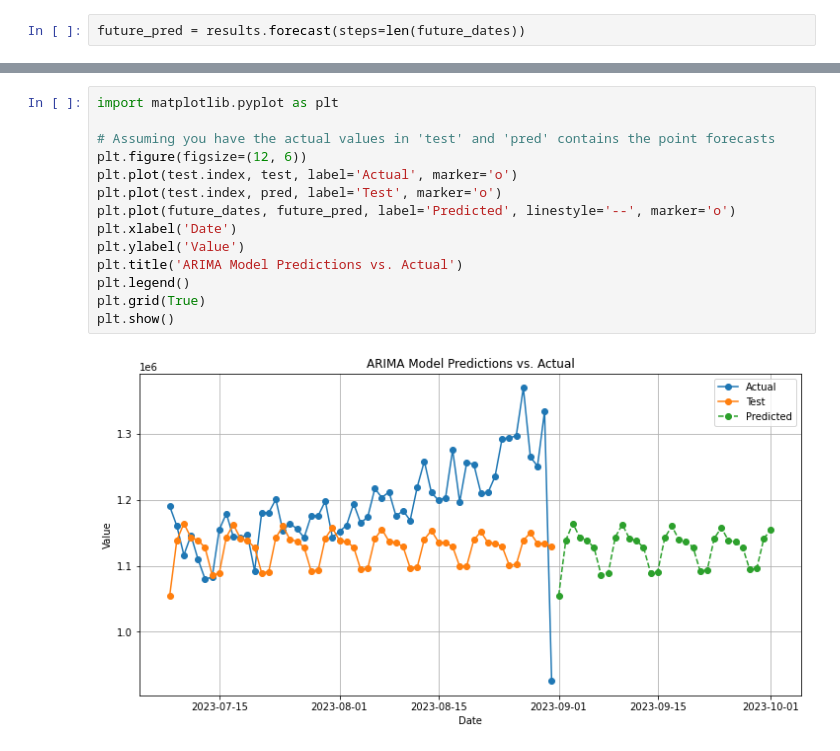
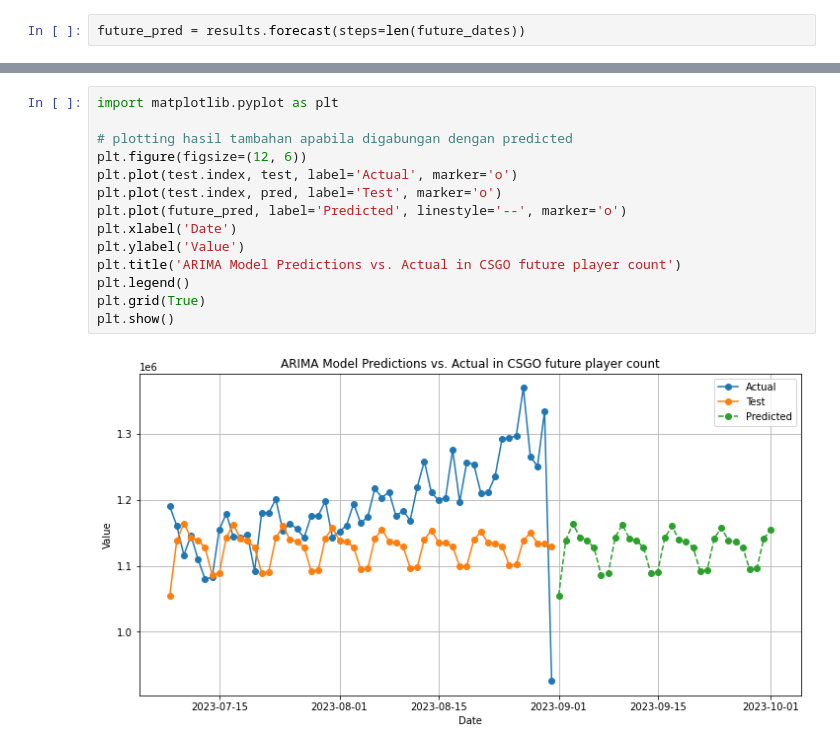
Before and after one commit to darrenxx3/csgo-countplayer, a Jupyter notebook: code.ipynb, the cells around one changed output, grey strips where cells are left out. Saved outputs shown, nothing was run; the diff lists cells and outputs as text.

```diff
--- a/code.ipynb
+++ b/code.ipynb
@@ -481,16 +481,16 @@ plt.show()
 # %%
 import matplotlib.pyplot as plt
 
-# Assuming you have the actual values in 'test' and 'pred' contains the point forecasts
+# plotting hasil tambahan apabila digabungan dengan predicted
 plt.figure(figsize=(12, 6))
 plt.plot(test.index, test, label='Actual', marker='o')
 plt.plot(test.index, pred, label='Test', marker='o')
-plt.plot(future_dates, future_pred, label='Predicted', linestyle='--', marker='o')
+plt.plot(future_pred, label='Predicted', linestyle='--', marker='o')
 plt.xlabel('Date')
 plt.ylabel('Value')
-plt.title('ARIMA Model Predictions vs. Actual')
+plt.title('ARIMA Model Predictions vs. Actual in CSGO future player count')
 plt.legend()
 plt.grid(True)
 plt.show()
 # %% [output]
-[figure, old version]
+[figure, new version]
```
Also changed, not shown: parts of 3 cells of this notebook.
